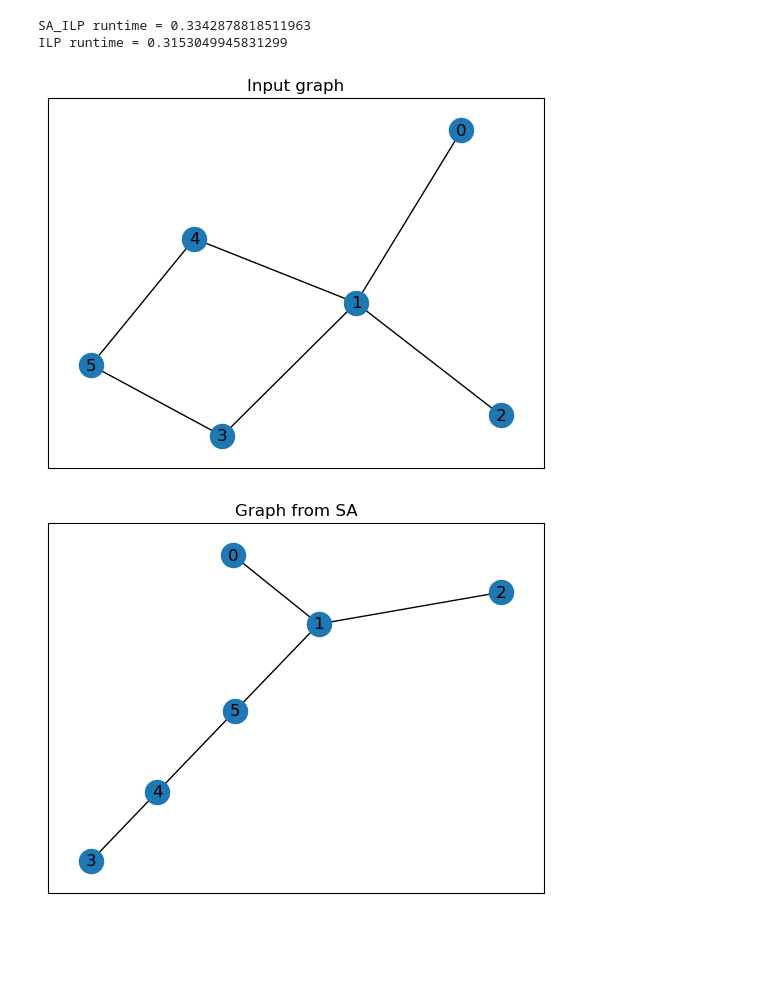
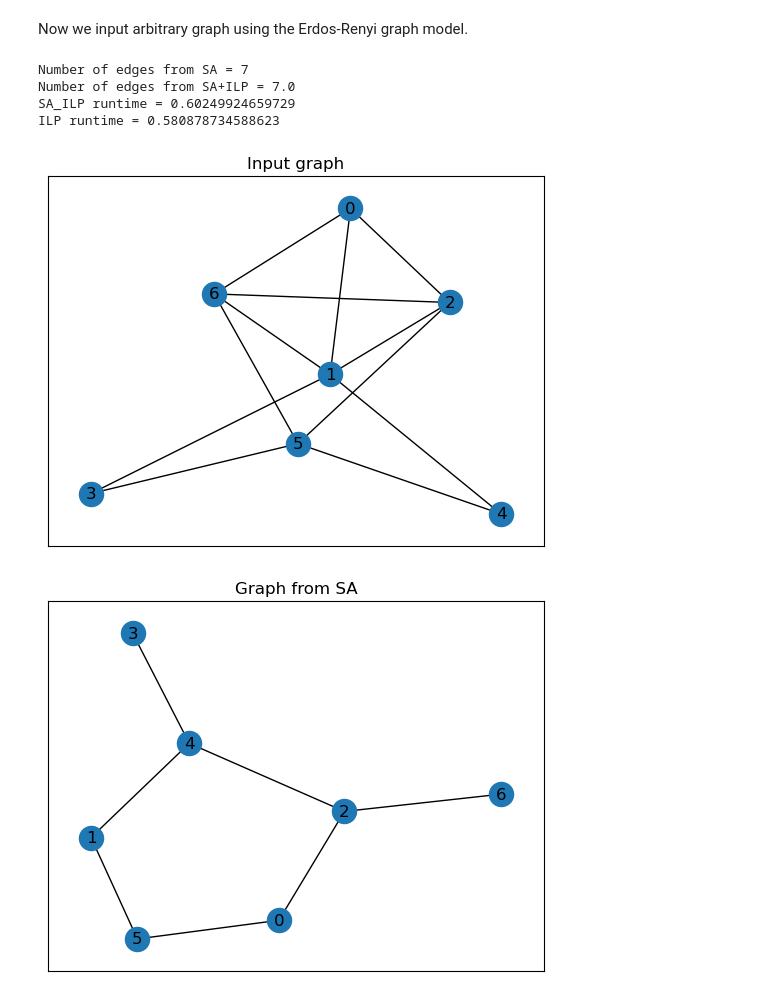
Before and after one commit to arr0w-hs/graph_state_optimization, a Jupyter notebook: tutorial-1.ipynb, the cells around one changed output. Saved outputs shown, nothing was run; the diff lists cells and outputs as text; code cells hidden in the pictures; blank space fills up the shorter version.

```diff
--- a/tutorial-1.ipynb
+++ b/tutorial-1.ipynb
@@ -44,38 +56,58 @@ ILP runtime = 0.3366258144378662
+# %% [markdown]
+Now we input arbitrary graph using the Erdos-Renyi graph model.
 # %%
+#parameters maximum iterations and temperature for the SA algorithm
 kmax = 100
 temperature = 100
+
+# defining the input graph as networkx complete graph
 prob_of_edge_inclusion = 0.6
-G = nx.erdos_renyi_graph(6, prob_of_edge_inclusion)
+G = nx.erdos_renyi_graph(7, prob_of_edge_inclusion)
+
+# calling and giving the graph G as the input to SA+ILP and ILP
+# the function returns graphs obtained from SA and SA+ILP.
+# and the runtime of ILP and SA+ILP
 output = edm_sa_ilp(G, kmax, temperature)
 
+#output graph from SA+ILP of the algorithm
 gout_sailp = output[0]
+# output graph from SA part
 gout_sa = output[1]
+
+#the number of output edges from SA and SA+ILP
+sa_edges = output[2]
+sailp_edges = output[3]
+print("Number of edges from SA =", sa_edges)
+print("Number of edges from SA+ILP =", sailp_edges)
+
+#the runtimes for SA+ILP and ILP
 sailp_runtime = output[4]
 ilp_runtime = output[5]
-
 print("SA_ILP runtime =", sailp_runtime)
 print("ILP runtime =", ilp_runtime)
 
 plt.figure()
 plt.title("Input graph")
 nx.draw_networkx(G)
 plt.draw()
 plt.show(block=False)
 
 plt.figure()
 plt.title("Graph from SA")
 nx.draw_networkx(gout_sa)
 plt.draw()
 plt.show(block=False)
 
 
 plt.figure()
 plt.title("Graph from SA+ILP")
 nx.draw_networkx(gout_sailp)
 plt.draw()
 plt.show(block=False)
 # %% [output]
-SA_ILP runtime = 0.3342878818511963
-ILP runtime = 0.3153049945831299
+Number of edges from SA = 7
+Number of edges from SA+ILP = 7.0
+SA_ILP runtime = 0.60249924659729
+ILP runtime = 0.580878734588623
-[figure, old version]
+[figure, new version]
-[figure, old version]
+[figure, new version]
```
Also changed, not shown: parts of 3 cells of this notebook, 2 other files.
